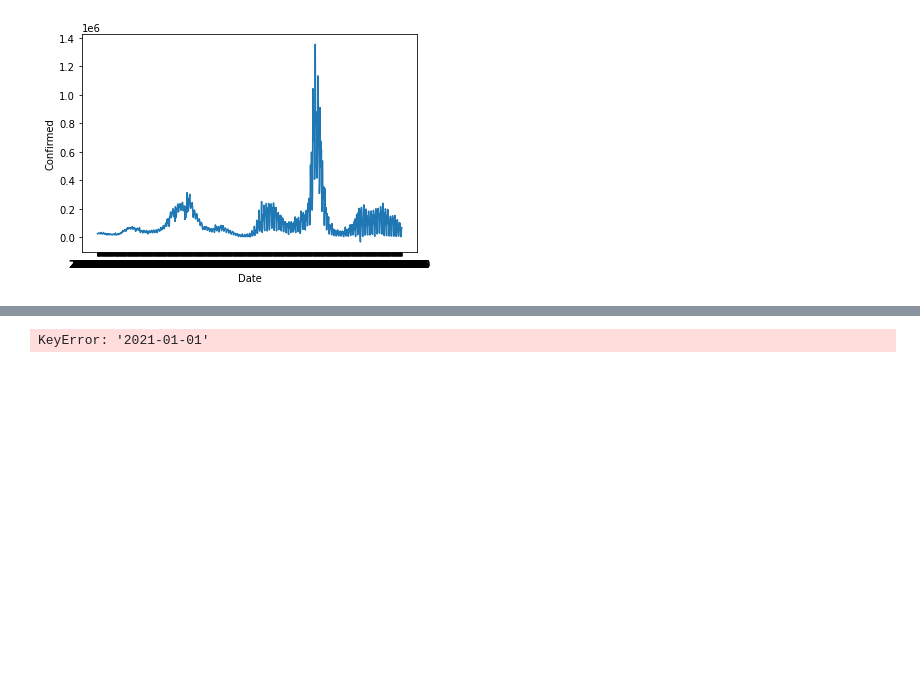
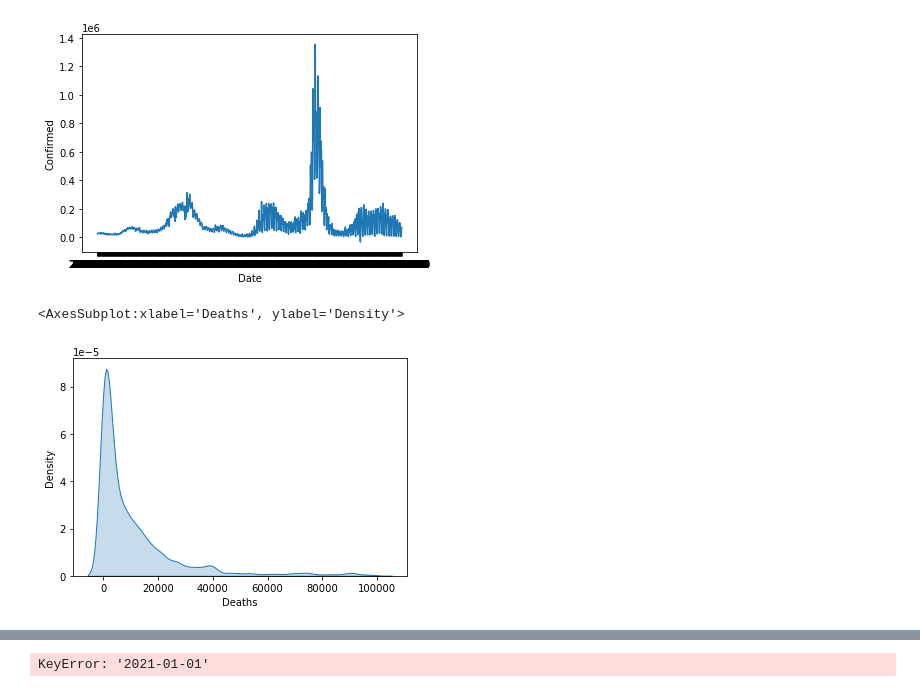
Before and after one commit to ArshiaIlaty/Introduction-to-Big-Data, a Jupyter notebook: FinalProject.ipynb, the cells around one changed output, grey strips where cells are left out. Drawn from its saved outputs; the diff is of its cells as text; code cells hidden in the pictures; blank space fills up the shorter version.

```diff
--- a/FinalProject.ipynb
+++ b/FinalProject.ipynb
@@ -316,3 +361,9 @@ sns.lineplot(data=s, x='Date', y='Confirmed')
 # %% [output]
 <AxesSubplot:xlabel='Date', ylabel='Confirmed'>
 [figure]
+# %%
+# kernel density estimate (KDE) plot
+sns.kdeplot(data=data['Deaths'], shade=True)
+# %% [output]
+<AxesSubplot:xlabel='Deaths', ylabel='Density'>
+[figure, added]
```
Also changed, not shown: parts of 13 cells of this notebook.
